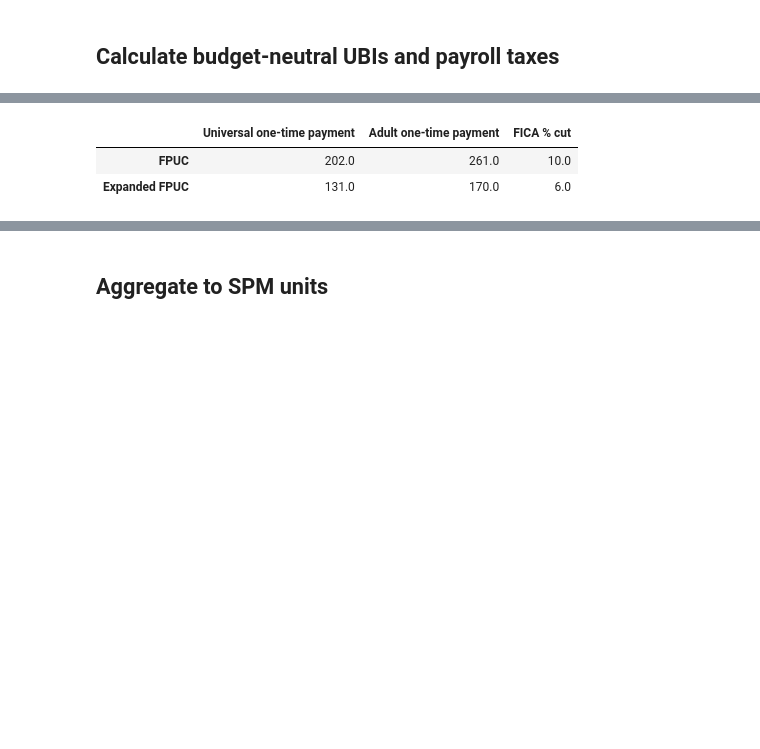
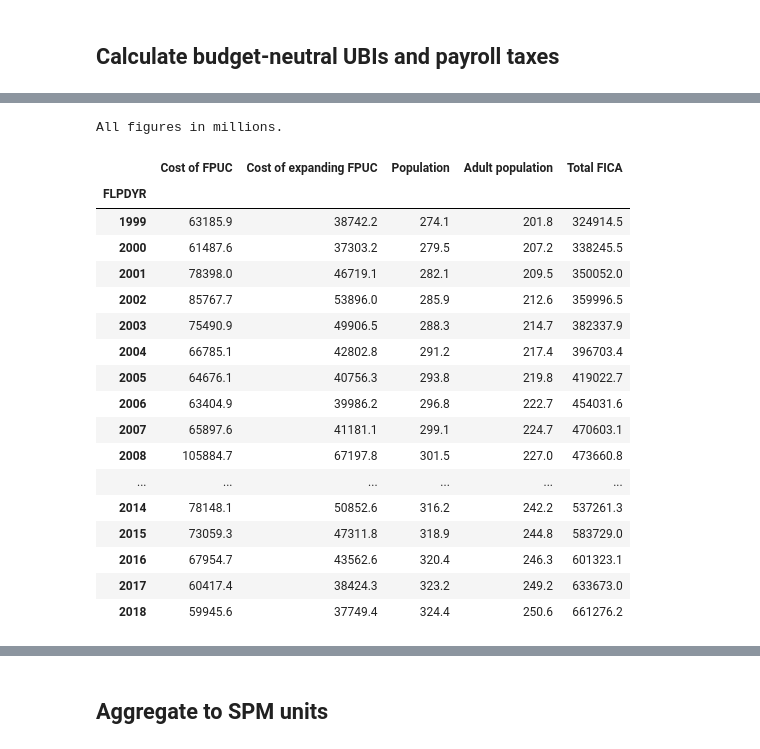
Before and after one commit to UBICenter/covid_ui, a Jupyter notebook: prepare_data.ipynb, the cells around one changed output, grey strips where cells are left out. Cells and saved outputs as stored; diff of their text form; code cells hidden in the pictures; blank space fills up the shorter version.

Commit message:
Almost complete preparing multi-year data

```diff
--- a/prepare_data.ipynb
+++ b/prepare_data.ipynb
@@ -80,9 +93,7 @@ Simulate extended FPUC.
 person.e02300 = person.e02300_orig + person.fpuc2
 tu_fpuc2 = create_tax_unit(person)
 tu['e02300_fpuc2'] = tu_fpuc2.e02300
-tu_fpuc2['RECID'] = tu_fpuc2.taxid
-tu['tax_fpuc2'] = mdf.calc_df(records=tc.Records(tu_fpuc2),
-                             year=2018).tax.values
+tu['tax_fpuc2'] = get_taxes(tu_fpuc2)
 del tu_fpuc2
 # %%
 # Change person e02300 back.
@@ -96,11 +107,11 @@ tu['fpuc_total'] = tu.e02300_fpuc - tu.e02300
 tu['fpuc2_total'] = tu.e02300_fpuc2 - tu.e02300
 tu['fpuc_tax_total'] = tu.tax_fpuc - tu.tax
 tu['fpuc2_tax_total'] = tu.tax_fpuc2 - tu.tax
-tu.set_index('RECID', inplace=True)
 # %%
-person2 = person.merge(tu[['fpuc_total', 'fpuc2_total',
+person2 = person.merge(tu[['RECID', 'fpuc_total', 'fpuc2_total',
                            'fpuc_tax_total', 'fpuc2_tax_total']],
-                       left_on='taxid', right_index=True)
+                       on='RECID')
+del person
 # %%
 for i in ['fpuc', 'fpuc2']:
     person2[i + '_tax'] = np.where(person2[i + '_total'] == 0, 0,
@@ -145,21 +151,48 @@ fpuc2_fica_pct_cut = fpuc2_budget / total_fica
-# %%
-pd.DataFrame({'Universal one-time payment': [fpuc_ubi, fpuc2_ubi],
-              'Adult one-time payment': [fpuc_adult_ubi, fpuc2_adult_ubi],
-              'FICA % cut': [fpuc_fica_pct_cut * 100,
-                             fpuc2_fica_pct_cut * 100]},
-              index=['FPUC', 'Expanded FPUC']
-            ).round(0)
-# %% [output]
-|  | Universal one-time payment | Adult one-time payment | FICA % cut |
-| FPUC | 202.0 | 261.0 | 10.0 |
-| Expanded FPUC | 131.0 | 170.0 | 6.0 |
-# %%
-person2['fpuc_ubi'] = fpuc_ubi
-person2['fpuc_adult_ubi'] = np.where(person2.age > 17, fpuc_adult_ubi, 0)
-person2['fpuc_fica_cut'] = person2.fica * fpuc_fica_pct_cut
-
-person2['fpuc2_ubi'] = person2.fpuc_net + fpuc2_ubi
-person2['fpuc2_adult_ubi'] = (person2.fpuc_net +
-                              np.where(person2.age > 17, fpuc2_adult_ubi, 0))
-person2['fpuc2_fica_cut'] = (person2.fpuc_net +
-                             person2.fica * fpuc2_fica_pct_cut)
+# %%
+OVERALL_YEARLY_METRICS = ['fpuc_budget', 'fpuc2_budget', 'pop', 'adult_pop',
+                          'total_fica']
+FPUC_YEARLY_METRICS = ['fpuc_ubi', 'fpuc_adult_ubi', 'fpuc_fica_pct_cut']
+FPUC2_YEARLY_METRICS = ['fpuc2_ubi', 'fpuc2_adult_ubi', 'fpuc2_fica_pct_cut']
+all_metrics = (
+    OVERALL_YEARLY_METRICS + FPUC_YEARLY_METRICS + FPUC2_YEARLY_METRICS)
+DISPLAY_METRICS = {
+    'fpuc_budget': 'Cost of FPUC',
+    'fpuc2_budget': 'Cost of expanding FPUC',
+    'pop': 'Population',
+    'adult_pop': 'Adult population',
+    'total_fica': 'Total FICA',
+    'fpuc_ubi': 'Universal one-time payment (FPUC)',
+    'fpuc_adult_ubi': 'Adult one-time payment (FPUC)',
+    'fpuc_fica_pct_cut': 'FICA % cut (FPUC)',
+    'fpuc2_ubi': 'Universal one-time payment (FPUC2)',
+    'fpuc2_adult_ubi': 'Adult one-time payment (FPUC2)',
+    'fpuc2_fica_pct_cut': 'FICA % cut (FPUC2)'
+}
+
+year_summary = pd.DataFrame({'FLPDYR': person2.FLPDYR.unique()})
+year_summary[all_metrics] = year_summary.FLPDYR.apply(single_year_summary)
+
+# Print overall summary
+print("All figures in millions.")
+(year_summary.set_index('FLPDYR')[OVERALL_YEARLY_METRICS].rename(
+    columns=DISPLAY_METRICS) / 1e6).round(1)
+# %% [output]
+All figures in millions.
+|  | Cost of FPUC | Cost of expanding FPUC | Population | Adult population | Total FICA |
+| FLPDYR |  |  |  |  |  |
+| 1999 | 63185.9 | 38742.2 | 274.1 | 201.8 | 324914.5 |
+| 2000 | 61487.6 | 37303.2 | 279.5 | 207.2 | 338245.5 |
+| 2001 | 78398.0 | 46719.1 | 282.1 | 209.5 | 350052.0 |
+| 2002 | 85767.7 | 53896.0 | 285.9 | 212.6 | 359996.5 |
+| 2003 | 75490.9 | 49906.5 | 288.3 | 214.7 | 382337.9 |
+| 2004 | 66785.1 | 42802.8 | 291.2 | 217.4 | 396703.4 |
+| 2005 | 64676.1 | 40756.3 | 293.8 | 219.8 | 419022.7 |
+| 2006 | 63404.9 | 39986.2 | 296.8 | 222.7 | 454031.6 |
+| 2007 | 65897.6 | 41181.1 | 299.1 | 224.7 | 470603.1 |
+| 2008 | 105884.7 | 67197.8 | 301.5 | 227.0 | 473660.8 |
+| ... | ... | ... | ... | ... | ... |
+| 2014 | 78148.1 | 50852.6 | 316.2 | 242.2 | 537261.3 |
+| 2015 | 73059.3 | 47311.8 | 318.9 | 244.8 | 583729.0 |
+| 2016 | 67954.7 | 43562.6 | 320.4 | 246.3 | 601323.1 |
+| 2017 | 60417.4 | 38424.3 | 323.2 | 249.2 | 633673.0 |
+| 2018 | 59945.6 | 37749.4 | 324.4 | 250.6 | 661276.2 |
```
Also changed, not shown: parts of 21 cells of this notebook, 1 other file.
